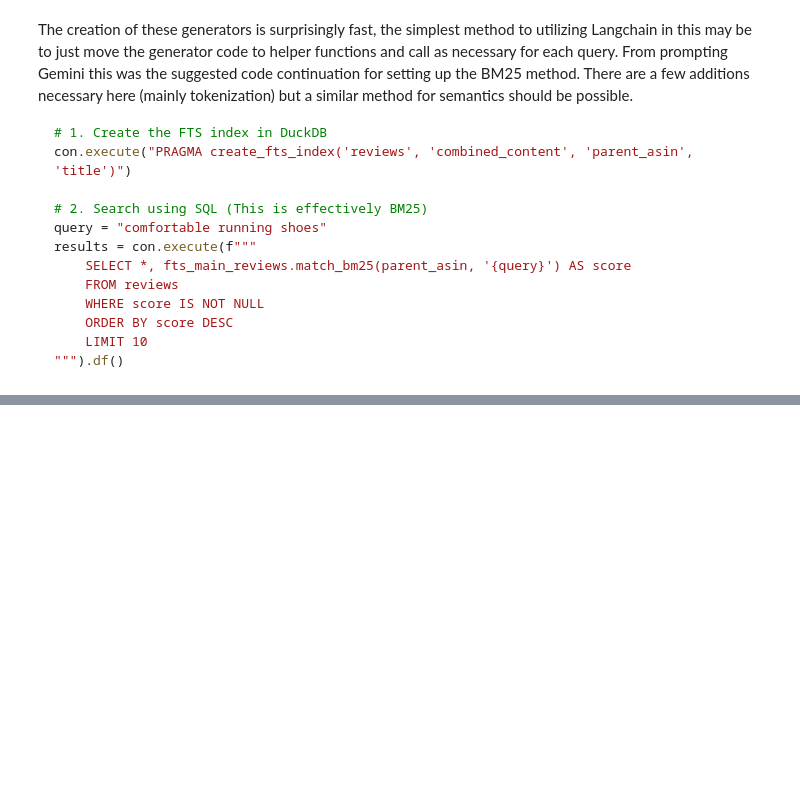
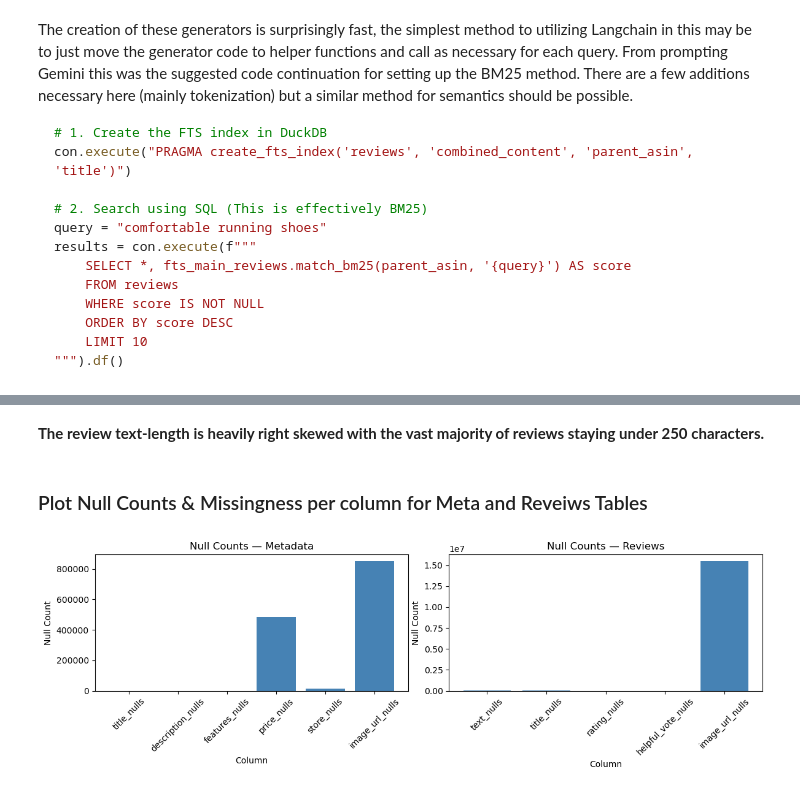
Before and after one commit to UBC-MDS/DSCI_575_project_alx649_joelyp, a Jupyter notebook: notebooks/milestone1_exploration.ipynb, the cells around one changed output, grey strips where cells are left out. Cells and saved outputs as stored; diff of their text form; code cells hidden in the pictures; blank space fills up the shorter version.

```diff
--- a/notebooks/milestone1_exploration.ipynb
+++ b/notebooks/milestone1_exploration.ipynb
@@ -361,0 +410,45 @@ results = con.execute(f"""
+# %% [markdown]
+<b> The review text-length is heavily right skewed with the vast majority of reviews staying under 250 characters. </b>
+# %% [markdown]
+### Plot Null Counts & Missingness per column for Meta and Reveiws Tables
+# %%
+null_counts_meta = con.execute("""
+    SELECT
+        COUNT(*) - COUNT(title)          AS title_nulls,
+        COUNT(*) - COUNT(description)    AS description_nulls,
+        COUNT(*) - COUNT(features)       AS features_nulls,
+        COUNT(*) - COUNT(price)          AS price_nulls,
+        COUNT(*) - COUNT(store)          AS store_nulls,
+        COUNT(*) - COUNT(image_url)      AS image_url_nulls
+    FROM meta
+""").fetchdf()
+
+null_counts_reviews = con.execute("""
+    SELECT
+        COUNT(*) - COUNT(text)           AS text_nulls,
+        COUNT(*) - COUNT(title)          AS title_nulls,
+        COUNT(*) - COUNT(rating)         AS rating_nulls,
+        COUNT(*) - COUNT(helpful_vote)   AS helpful_vote_nulls,
+        COUNT(*) - COUNT(image_url)      AS image_url_nulls
+    FROM reviews
+""").fetchdf()
+
+fig, axes = plt.subplots(1, 2, figsize=(12, 4))
+plt.savefig('../results/plots/review_rating_distribution.png', dpi=150, bbox_inches='tight')
+
+axes[0].bar(null_counts_meta.columns, null_counts_meta.iloc[0], color='steelblue')
+axes[0].set_title('Null Counts — Metadata')
+axes[0].set_xlabel('Column')
+axes[0].set_ylabel('Null Count')
+axes[0].tick_params(axis='x', rotation=45)
+
+axes[1].bar(null_counts_reviews.columns, null_counts_reviews.iloc[0], color='steelblue')
+axes[1].set_title('Null Counts — Reviews')
+axes[1].set_xlabel('Column')
+axes[1].set_ylabel('Null Count')
+axes[1].tick_params(axis='x', rotation=45)
+
+plt.tight_layout()
+plt.show()
+# %% [output]
+[figure, added]
```
Also changed, not shown: parts of 19 cells of this notebook, 2 other files.
